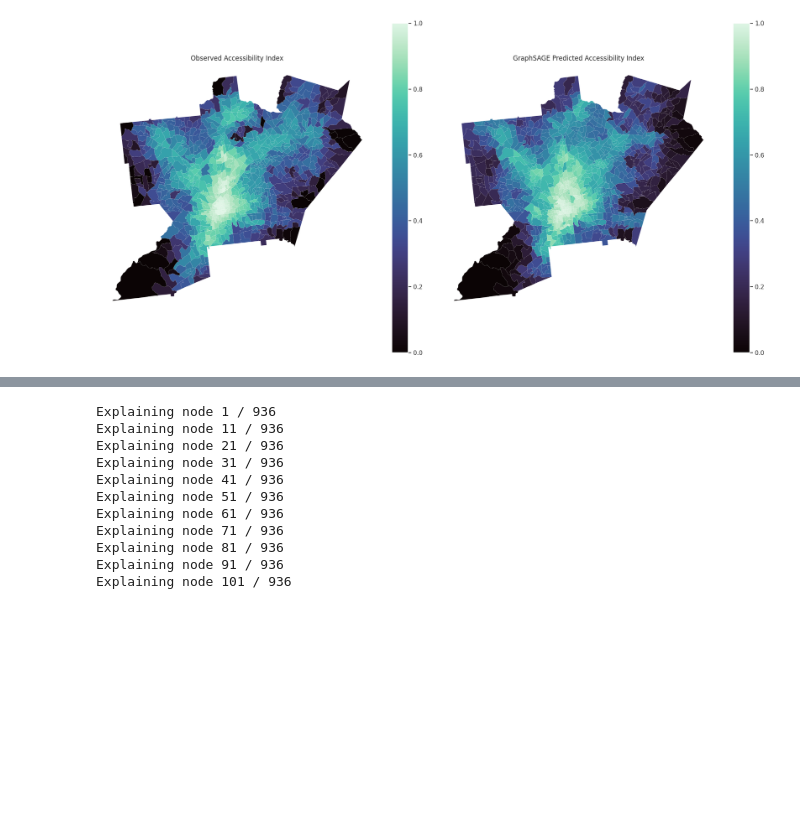
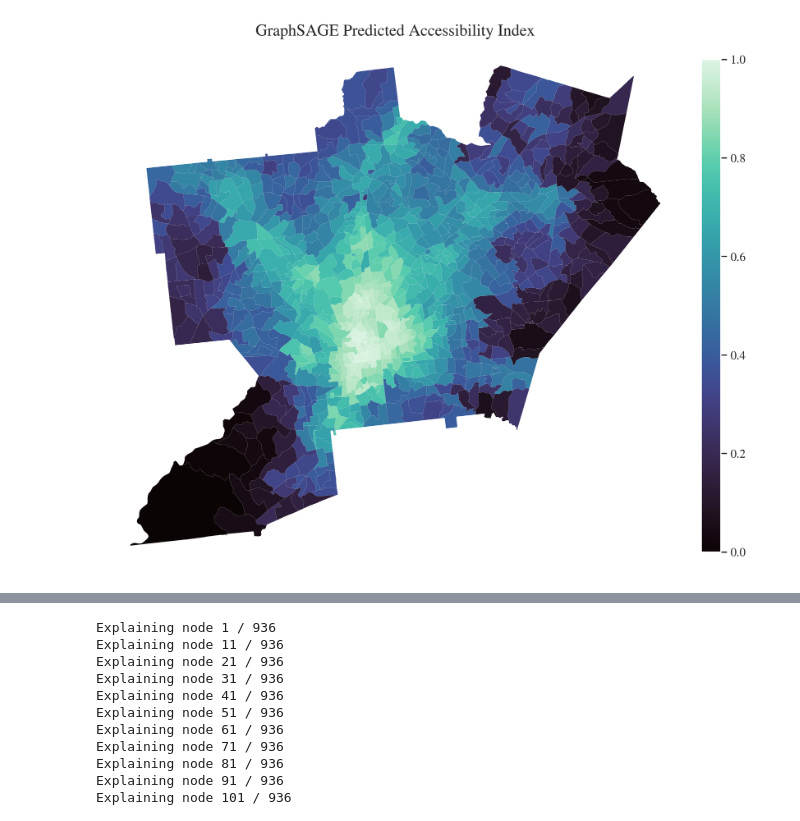
Before and after one commit to BeaudeRooij/thesis, a Jupyter notebook: notebooks/04_GraphSAGE_model.ipynb, the cells around one changed output, grey strips where cells are left out. Saved outputs shown, nothing was run; the diff lists cells and outputs as text; code cells hidden in the pictures; blank space fills up the shorter version.

```diff
--- a/notebooks/04_GraphSAGE_model.ipynb
+++ b/notebooks/04_GraphSAGE_model.ipynb
@@ -57,13 +72,0 @@ from torch_geometric.nn import SAGEConv
-# %%
-STATE = "13"
-COUNTIES = ["121", "089", "067", "135"]
-RANDOM_STATE = 42
-N_CLUSTERS = 5
-
-X_df = pd.read_parquet(
-    "../data/processed_predictors/atlanta_2023_predictor_dataset.parquet"
-)
-
-y_df = pd.read_parquet(
-    "../data/processed_job_accessibility/accessibility_state-GA_counties-121-089-067-135_year-2023_thresholds-15-30-45-60.parquet"
-)
@@ -213,8 +266,7 @@ feature_cols = [c for c in gdf.columns if c not in drop_cols]
 
 X_np = gdf[feature_cols].replace([np.inf, -np.inf], np.nan).fillna(0).values
 
-scaler = StandardScaler()
-X_np = scaler.fit_transform(X_np)
+X_np = StandardScaler().fit_transform(X_np)
 
 X = torch.tensor(X_np, dtype=torch.float)
 y = torch.tensor(gdf["access_index"].values, dtype=torch.float)
@@ -434,53 +454,39 @@ sns.set_theme()
 # %%
-# %%
-# Observed vs predicted map
 map_gdf = gdf[["tract_id", "geometry"]].merge(
-    predictions_df[["tract_id", "actual", "predicted"]],
+    predictions_df[["tract_id", "predicted"]],
     on="tract_id",
     how="inner"
 )
 
 map_gdf = gpd.GeoDataFrame(
     map_gdf,
     geometry="geometry",
     crs=gdf.crs
 )
 
-# Use shared color scale for direct comparison
-vmin = min(
-    map_gdf["actual"].min(),
-    map_gdf["predicted"].min()
-)
-vmax = max(
-    map_gdf["actual"].max(),
-    map_gdf["predicted"].max()
-)
-
-fig, axes = plt.subplots(1, 2, figsize=(18, 9))
-
-map_gdf.plot(
-    column="actual",
-    ax=axes[0],
-    vmin=vmin,
-    vmax=vmax,
-    **common_style
-)
+fig, ax = plt.subplots(figsize=(10, 10), dpi=300)
 
 map_gdf.plot(
     column="predicted",
-    ax=axes[1],
-    vmin=vmin,
-    vmax=vmax,
-    **common_style
+    cmap="mako",
+    legend=True,
+    vmin=0,
+    vmax=1,
+    ax=ax,
+    linewidth=0.05,
+    edgecolor="white",
+    missing_kwds={"color": "lightgrey"},
+    legend_kwds={
+        "shrink": 0.7,
+        "aspect": 25,
+        "pad": 0.02
+    }
 )
 
-axes[0].set_title("Observed Accessibility Index")
-axes[0].axis("off")
-
-axes[1].set_title("GraphSAGE Predicted Accessibility Index")
-axes[1].axis("off")
+ax.set_title("GraphSAGE Predicted Accessibility Index")
+ax.axis("off")
 
 plt.tight_layout()
 plt.show()
 # %% [output]
-[figure, old version]
+[figure, new version]
```
Also changed, not shown: parts of 47 cells of this notebook, 3 other files.
